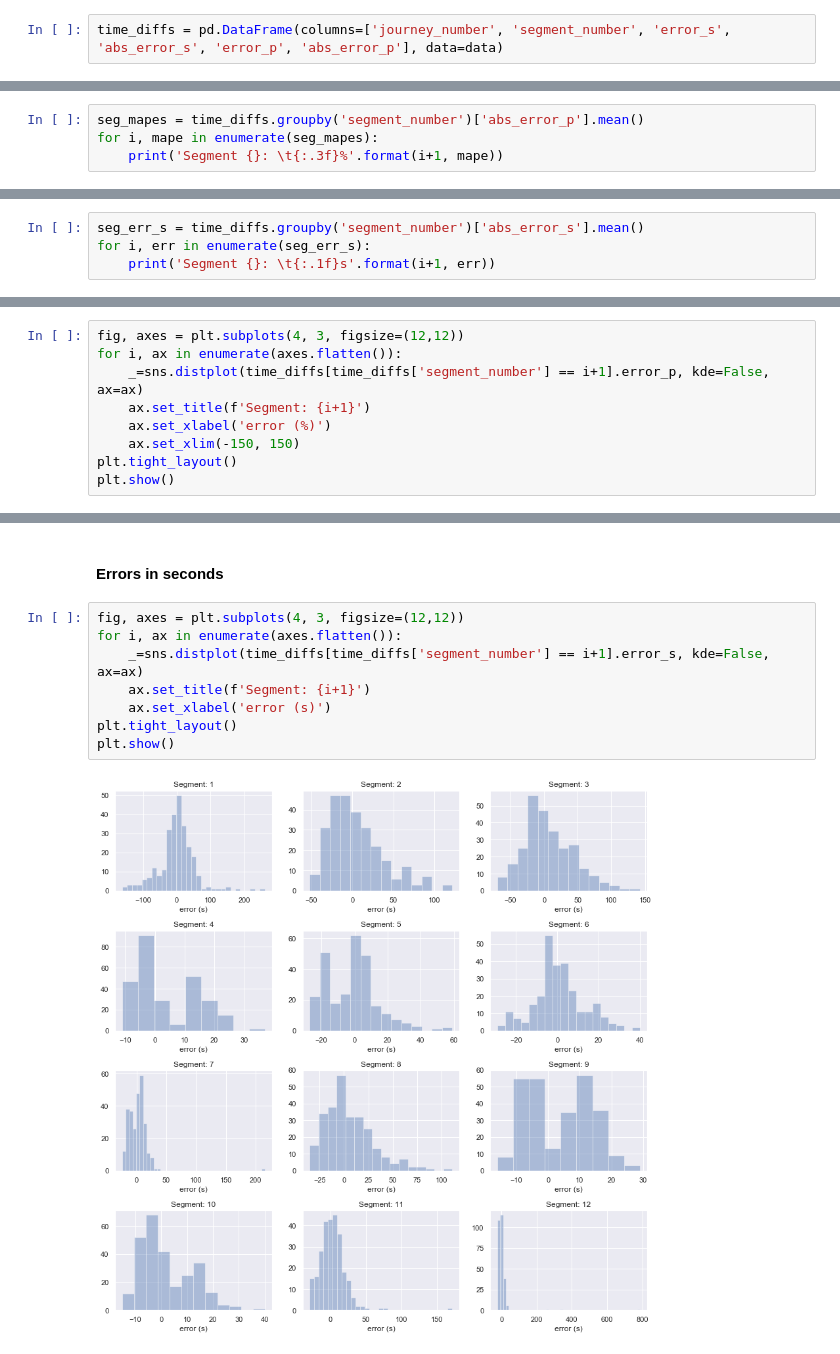
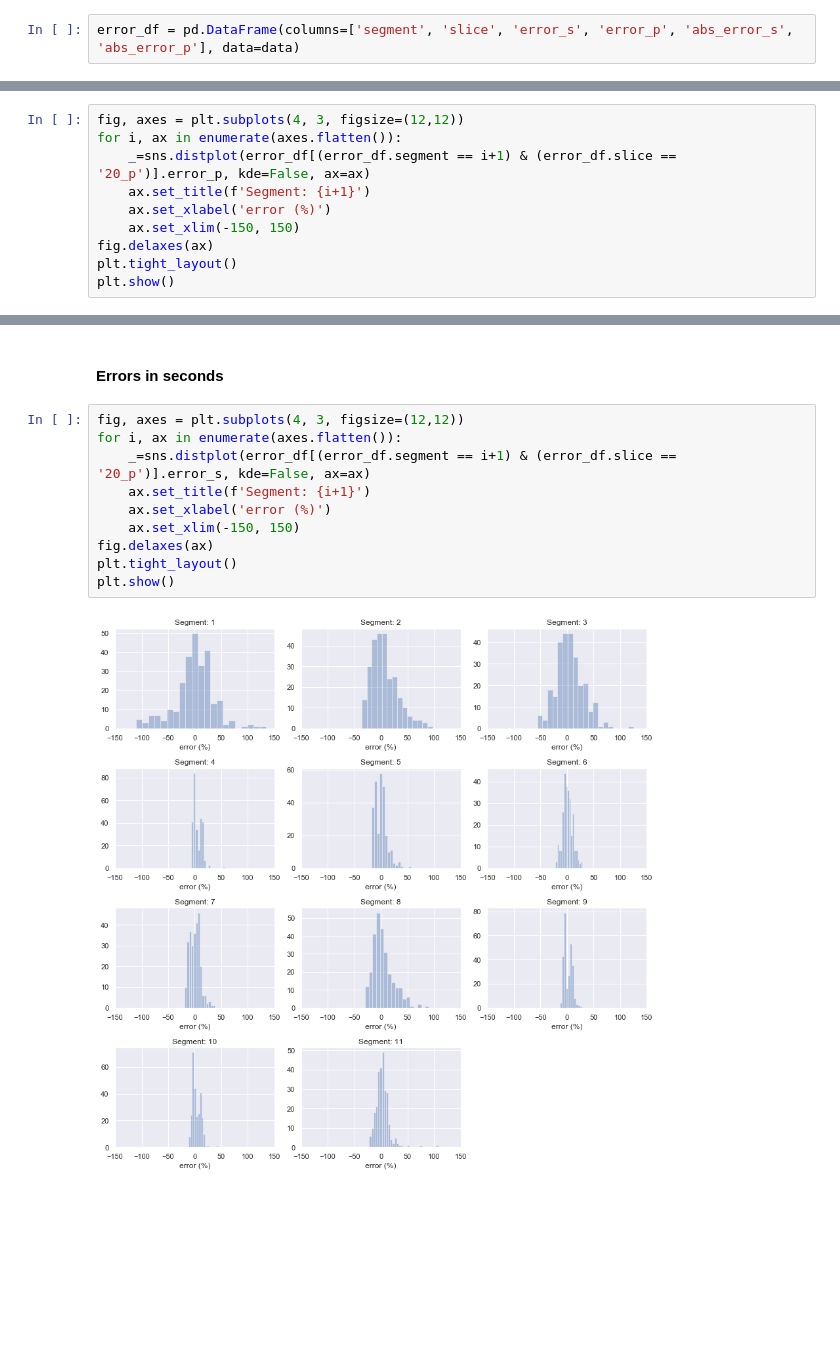
Before and after one commit to M20190649/TDDE19-bus-arrival-time, a Jupyter notebook: baseline_models/baseline_model_211.ipynb, the cells around one changed output, grey strips where cells are left out. Cells and saved outputs as stored; diff of their text form; blank space fills up the shorter version.

```diff
--- a/baseline_models/baseline_model_211.ipynb
+++ b/baseline_models/baseline_model_211.ipynb
@@ -113,3 +122,3 @@ for name, group in test.groupby(['journey_number', 'segment_number']):
 # %%
-time_diffs = pd.DataFrame(columns=['journey_number', 'segment_number', 'error_s', 'abs_error_s', 'error_p', 'abs_error_p'], data=data)
+error_df = pd.DataFrame(columns=['segment', 'slice', 'error_s', 'error_p', 'abs_error_s', 'abs_error_p'], data=data)
 # %%
@@ -132,4 +132,0 @@ We can also look at the MAPE in each of the segments:
-# %%
-seg_mapes = time_diffs.groupby('segment_number')['abs_error_p'].mean()
-for i, mape in enumerate(seg_mapes):
-    print('Segment {}: \t{:.3f}%'.format(i+1, mape))
@@ -157,4 +132,0 @@ And we can also look at the error in seconds for each segment:
-# %%
-seg_err_s = time_diffs.groupby('segment_number')['abs_error_s'].mean()
-for i, err in enumerate(seg_err_s):
-    print('Segment {}: \t{:.1f}s'.format(i+1, err))
@@ -178,10 +186,11 @@ Segment 12:     15.0s
 # %%
 fig, axes = plt.subplots(4, 3, figsize=(12,12))
 for i, ax in enumerate(axes.flatten()):
-    _=sns.distplot(time_diffs[time_diffs['segment_number'] == i+1].error_p, kde=False, ax=ax)
+    _=sns.distplot(error_df[(error_df.segment == i+1) & (error_df.slice == '20_p')].error_p, kde=False, ax=ax)
     ax.set_title(f'Segment: {i+1}')
     ax.set_xlabel('error (%)')
     ax.set_xlim(-150, 150)
+fig.delaxes(ax)
 plt.tight_layout()
 plt.show()
 # %% [output]
@@ -191,10 +200,12 @@ plt.show()
 # %%
 fig, axes = plt.subplots(4, 3, figsize=(12,12))
 for i, ax in enumerate(axes.flatten()):
-    _=sns.distplot(time_diffs[time_diffs['segment_number'] == i+1].error_s, kde=False, ax=ax)
+    _=sns.distplot(error_df[(error_df.segment == i+1) & (error_df.slice == '20_p')].error_s, kde=False, ax=ax)
     ax.set_title(f'Segment: {i+1}')
-    ax.set_xlabel('error (s)')
+    ax.set_xlabel('error (%)')
+    ax.set_xlim(-150, 150)
+fig.delaxes(ax)
 plt.tight_layout()
 plt.show()
 # %% [output]
-[figure, old version]
+[figure, new version]
```
Also changed, not shown: parts of 41 cells of this notebook, 1 other file.
